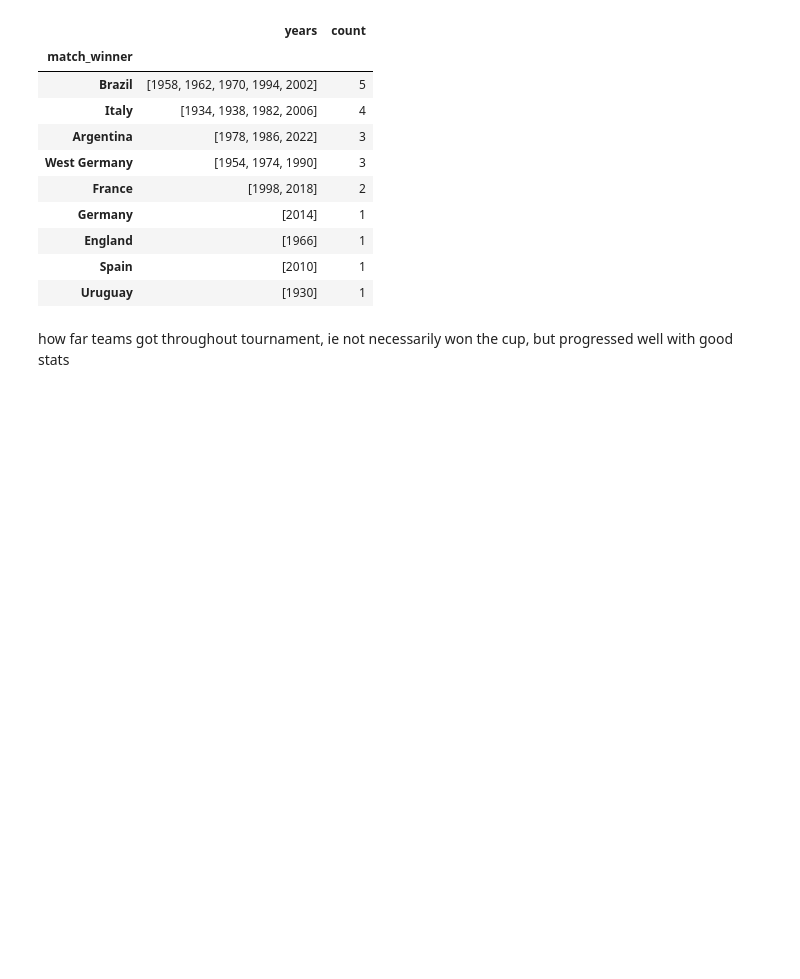
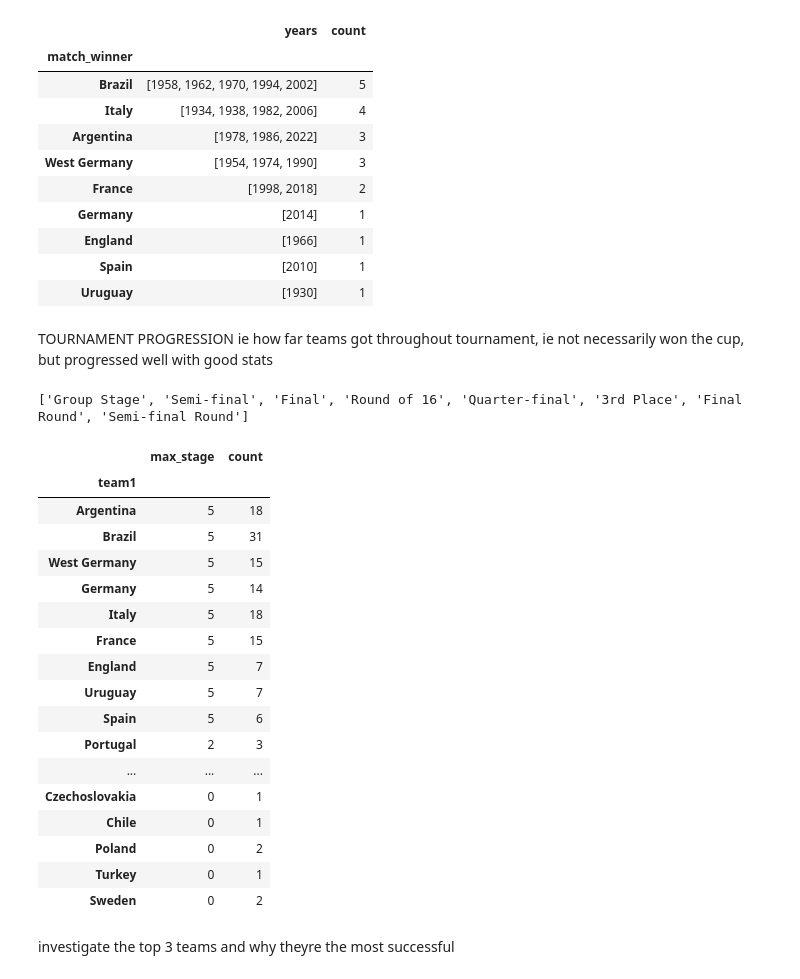
Before and after one commit to bev-amin/fifa-data-science, a Jupyter notebook: notebooks/01-exploration.ipynb, the cells around one changed output. Saved outputs shown, nothing was run; the diff lists cells and outputs as text; code cells hidden in the pictures; blank space fills up the shorter version.

Commit message:
added tournament progression bits

```diff
--- a/notebooks/01-exploration.ipynb
+++ b/notebooks/01-exploration.ipynb
@@ -302,4 +302,40 @@ world_cup_winners
 | Spain | [2010] | 1 |
 | Uruguay | [1930] | 1 |
 # %% [markdown]
+TOURNAMENT PROGRESSION ie
 how far teams got throughout tournament, ie not necessarily won the cup, but progressed well with good stats
+# %%
+# what are the stages?
+stages = df2['stage'].unique()
+print(list(stages))
+
+# new column mapping stages to a score based on how far they got in the tournament.
+df2['stage_score'] = df2['stage'].apply(lambda x: 5 if x == 'Final' else
+                                 (4 if x == 'Semi-finals' else (3 if x == 'Quarter-finals' else (2 if x == 'Round of 16' else (1 if x == 'Group Stage' else 0)))))
+# %% [output]
+['Group Stage', 'Semi-final', 'Final', 'Round of 16', 'Quarter-final', '3rd Place', 'Final Round', 'Semi-final Round']
+# %%
+# max stage each team got to
+max_stage = df2.groupby("team1").agg(max_stage=('stage_score', 'max'), count=('year', 'count')).sort_values(by='max_stage', ascending=False)
+max_stage
+# %% [output]
+|  | max_stage | count |
+| team1 |  |  |
+| Argentina | 5 | 18 |
+| Brazil | 5 | 31 |
+| West Germany | 5 | 15 |
+| Germany | 5 | 14 |
+| Italy | 5 | 18 |
+| France | 5 | 15 |
+| England | 5 | 7 |
+| Uruguay | 5 | 7 |
+| Spain | 5 | 6 |
+| Portugal | 2 | 3 |
+| ... | ... | ... |
+| Czechoslovakia | 0 | 1 |
+| Chile | 0 | 1 |
+| Poland | 0 | 2 |
+| Turkey | 0 | 1 |
+| Sweden | 0 | 2 |
+# %% [markdown]
+investigate the top 3 teams and why theyre the most successful
```
